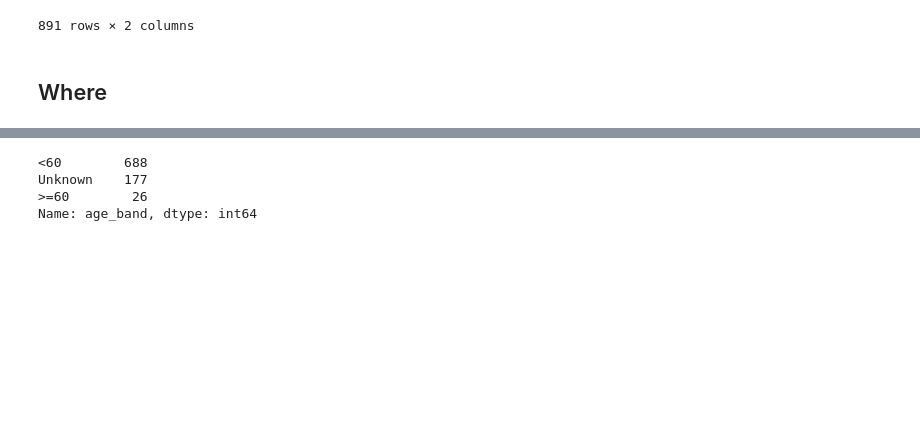
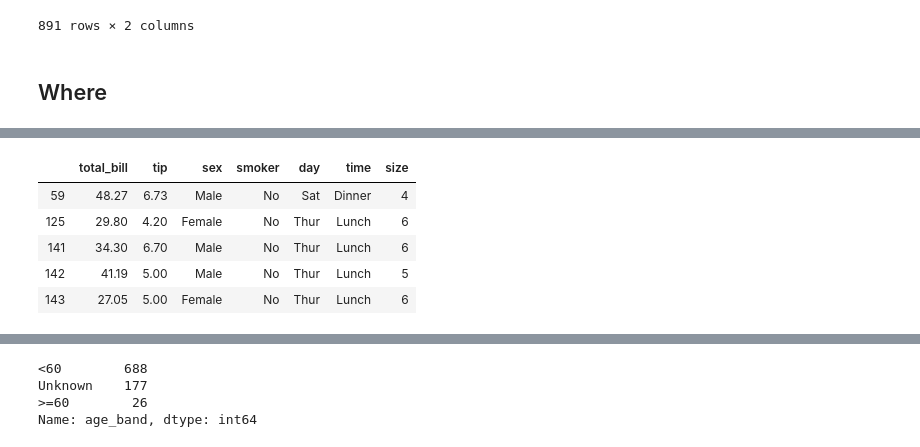
Before and after one commit to raysunau/python_data_analytics, a Jupyter notebook: Python_pandas_SQL.ipynb, the cells around one changed output, grey strips where cells are left out. Drawn from its saved outputs; the diff is of its cells as text; code cells hidden in the pictures; blank space fills up the shorter version.

```diff
--- a/Python_pandas_SQL.ipynb
+++ b/Python_pandas_SQL.ipynb
@@ -101,0 +134,14 @@ df_demo[['sex','age']].
+# %%
+# SELECT *
+# FROM tips
+# WHERE size >= 5 OR total_bill > 45;
+where = (tips["size"] >= 5) | (tips["total_bill"] > 45)
+
+tips[where].head(5)
+# %% [output]
+|  | total_bill | tip | sex | smoker | day | time | size |
+| 59 | 48.27 | 6.73 | Male | No | Sat | Dinner | 4 |
+| 125 | 29.80 | 4.20 | Female | No | Thur | Lunch | 6 |
+| 141 | 34.30 | 6.70 | Male | No | Thur | Lunch | 6 |
+| 142 | 41.19 | 5.00 | Male | No | Thur | Lunch | 5 |
+| 143 | 27.05 | 5.00 | Female | No | Thur | Lunch | 6 |
```
Also changed, not shown: parts of 5 cells of this notebook.
